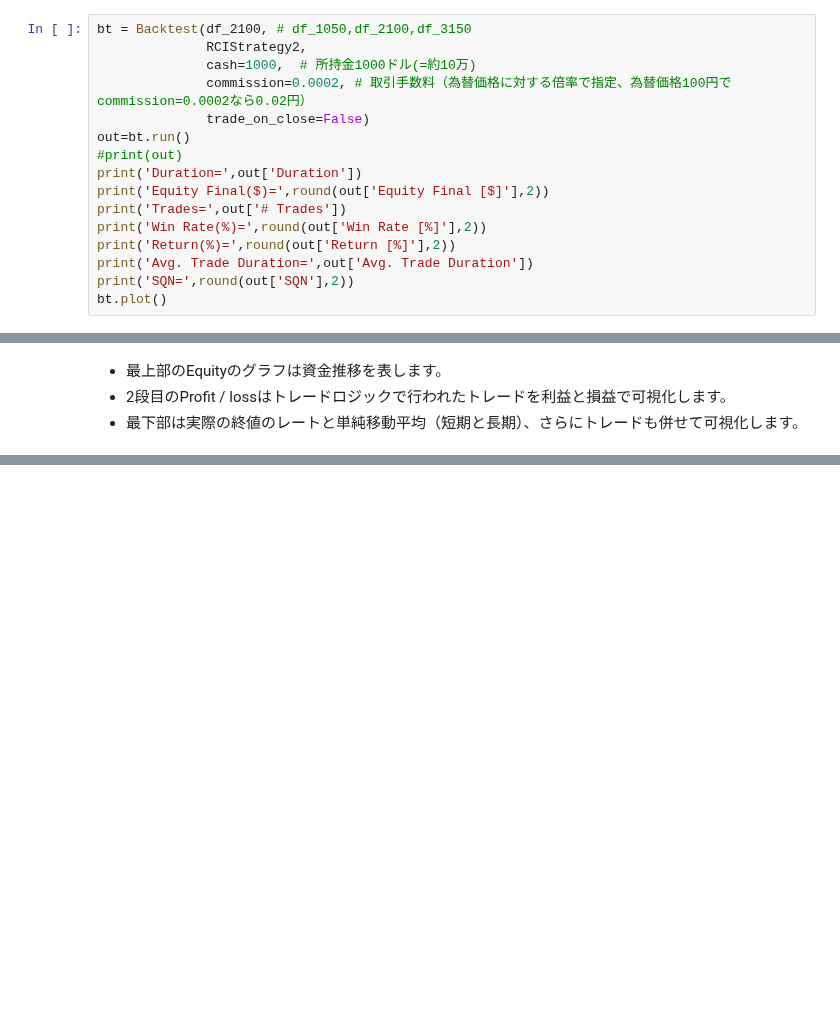
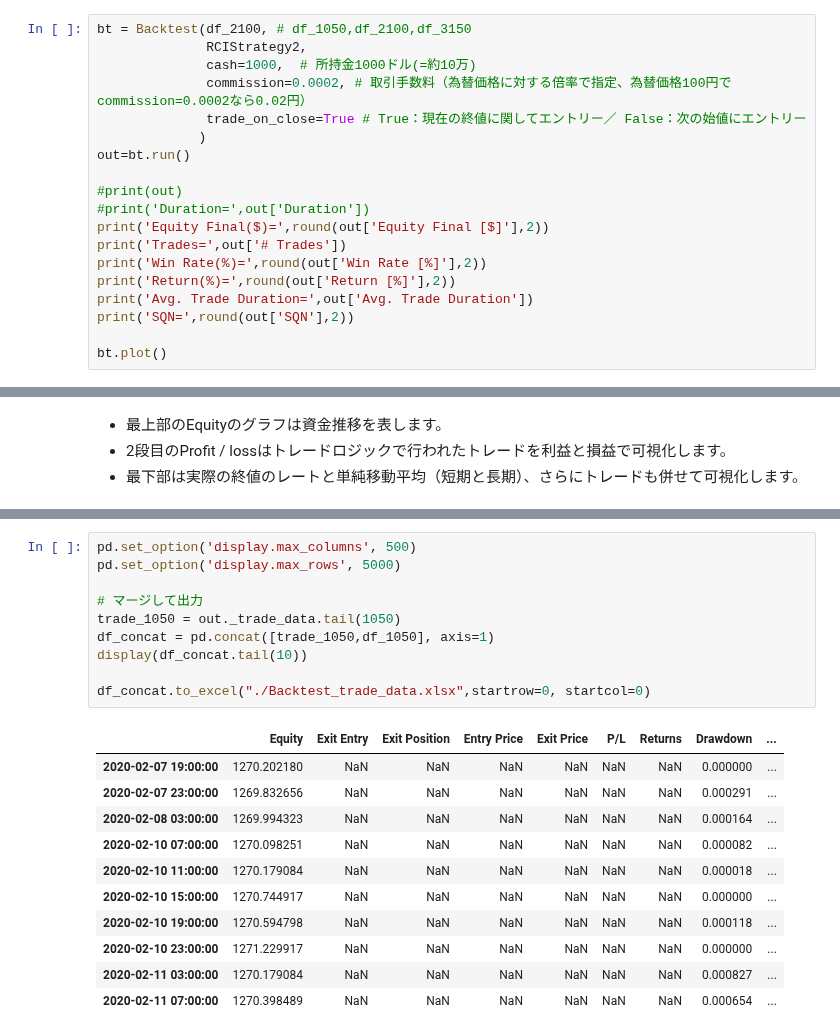
Before and after one commit to arsma12/MLDL, a Jupyter notebook: StockPriceForecast/FX_USDJPY_06_Backtest_RCI_H4.ipynb, the cells around one changed output, grey strips where cells are left out. Cells and saved outputs as stored; diff of their text form; blank space fills up the shorter version.

```diff
--- a/StockPriceForecast/FX_USDJPY_06_Backtest_RCI_H4.ipynb
+++ b/StockPriceForecast/FX_USDJPY_06_Backtest_RCI_H4.ipynb
@@ -372,16 +372,19 @@ bt = Backtest(df_2100, # df_1050,df_2100,df_3150
               RCIStrategy2,
               cash=1000,  # 所持金1000ドル(=約10万)
               commission=0.0002, # 取引手数料（為替価格に対する倍率で指定、為替価格100円でcommission=0.0002なら0.02円）
-              trade_on_close=False)
+              trade_on_close=True # True：現在の終値に関してエントリー／ False：次の始値にエントリー
+             )
 out=bt.run()
+
 #print(out)
-print('Duration=',out['Duration'])
+#print('Duration=',out['Duration'])
 print('Equity Final($)=',round(out['Equity Final [$]'],2))
 print('Trades=',out['# Trades'])
 print('Win Rate(%)=',round(out['Win Rate [%]'],2))
 print('Return(%)=',round(out['Return [%]'],2))
 print('Avg. Trade Duration=',out['Avg. Trade Duration'])
 print('SQN=',round(out['SQN'],2))
+
 bt.plot()
 # %% [output]
 Duration= 494 days 05:00:00
@@ -468,0 +450,22 @@ dtype: object
+# %%
+pd.set_option('display.max_columns', 500)
+pd.set_option('display.max_rows', 5000)
+
+# マージして出力
+trade_1050 = out._trade_data.tail(1050)
+df_concat = pd.concat([trade_1050,df_1050], axis=1)
+display(df_concat.tail(10))
+
+df_concat.to_excel("./Backtest_trade_data.xlsx",startrow=0, startcol=0)
+# %% [output]
+|  | Equity | Exit Entry | Exit Position | Entry Price | Exit Price | P/L | Returns | Drawdown | ... |
+| 2020-02-07 19:00:00 | 1270.202180 | NaN | NaN | NaN | NaN | NaN | NaN | 0.000000 | ... |
+| 2020-02-07 23:00:00 | 1269.832656 | NaN | NaN | NaN | NaN | NaN | NaN | 0.000291 | ... |
+| 2020-02-08 03:00:00 | 1269.994323 | NaN | NaN | NaN | NaN | NaN | NaN | 0.000164 | ... |
+| 2020-02-10 07:00:00 | 1270.098251 | NaN | NaN | NaN | NaN | NaN | NaN | 0.000082 | ... |
+| 2020-02-10 11:00:00 | 1270.179084 | NaN | NaN | NaN | NaN | NaN | NaN | 0.000018 | ... |
+| 2020-02-10 15:00:00 | 1270.744917 | NaN | NaN | NaN | NaN | NaN | NaN | 0.000000 | ... |
+| 2020-02-10 19:00:00 | 1270.594798 | NaN | NaN | NaN | NaN | NaN | NaN | 0.000118 | ... |
+| 2020-02-10 23:00:00 | 1271.229917 | NaN | NaN | NaN | NaN | NaN | NaN | 0.000000 | ... |
+| 2020-02-11 03:00:00 | 1270.179084 | NaN | NaN | NaN | NaN | NaN | NaN | 0.000827 | ... |
+| 2020-02-11 07:00:00 | 1270.398489 | NaN | NaN | NaN | NaN | NaN | NaN | 0.000654 | ... |
```
Also changed, not shown: parts of 12 cells of this notebook, 1 other file.
